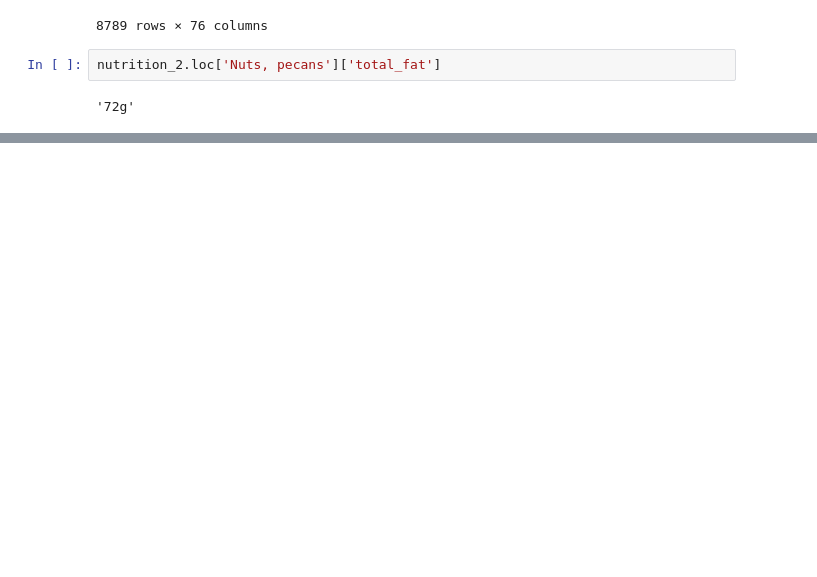
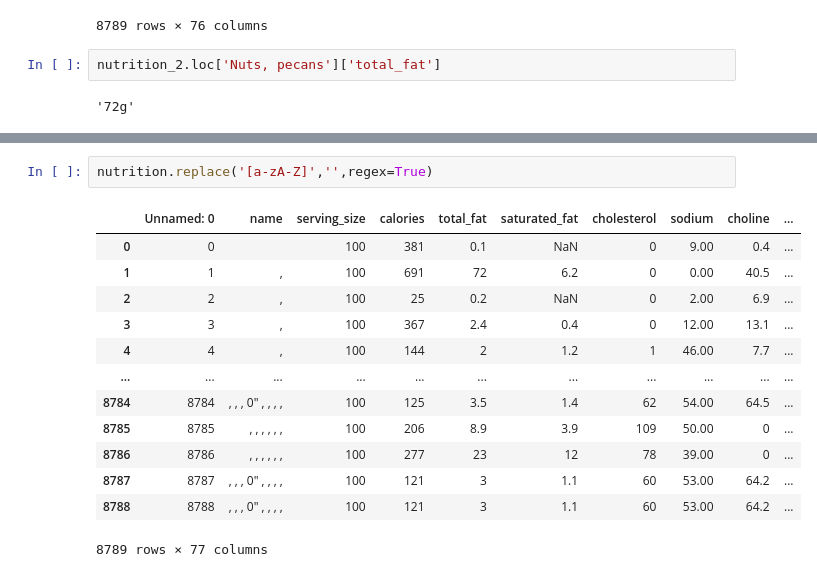
Before and after one commit to junio-firmino/Aprendizado_python, a Jupyter notebook: nutrition.ipynb, the cells around one changed output, grey strips where cells are left out. Saved outputs shown, nothing was run; the diff lists cells and outputs as text; blank space fills up the shorter version.

```diff
--- a/nutrition.ipynb
+++ b/nutrition.ipynb
@@ -181,0 +225,16 @@ nutrition_2.loc['Nuts, pecans']['total_fat']
+# %%
+nutrition.replace('[a-zA-Z]','',regex=True)
+# %% [output]
+|  | Unnamed: 0 | name | serving_size | calories | total_fat | saturated_fat | cholesterol | sodium | choline | ... |
+| 0 | 0 |  | 100 | 381 | 0.1 | NaN | 0 | 9.00 | 0.4 | ... |
+| 1 | 1 | , | 100 | 691 | 72 | 6.2 | 0 | 0.00 | 40.5 | ... |
+| 2 | 2 | , | 100 | 25 | 0.2 | NaN | 0 | 2.00 | 6.9 | ... |
+| 3 | 3 | , | 100 | 367 | 2.4 | 0.4 | 0 | 12.00 | 13.1 | ... |
+| 4 | 4 | , | 100 | 144 | 2 | 1.2 | 1 | 46.00 | 7.7 | ... |
+| ... | ... | ... | ... | ... | ... | ... | ... | ... | ... | ... |
+| 8784 | 8784 | , , , 0" , , , , | 100 | 125 | 3.5 | 1.4 | 62 | 54.00 | 64.5 | ... |
+| 8785 | 8785 | , , , , , , | 100 | 206 | 8.9 | 3.9 | 109 | 50.00 | 0 | ... |
+| 8786 | 8786 | , , , , , , | 100 | 277 | 23 | 12 | 78 | 39.00 | 0 | ... |
+| 8787 | 8787 | , , , 0" , , , , | 100 | 121 | 3 | 1.1 | 60 | 53.00 | 64.2 | ... |
+| 8788 | 8788 | , , , 0" , , , , | 100 | 121 | 3 | 1.1 | 60 | 53.00 | 64.2 | ... |
+8789 rows × 77 columns
```
Also changed, not shown: parts of 9 cells of this notebook.
